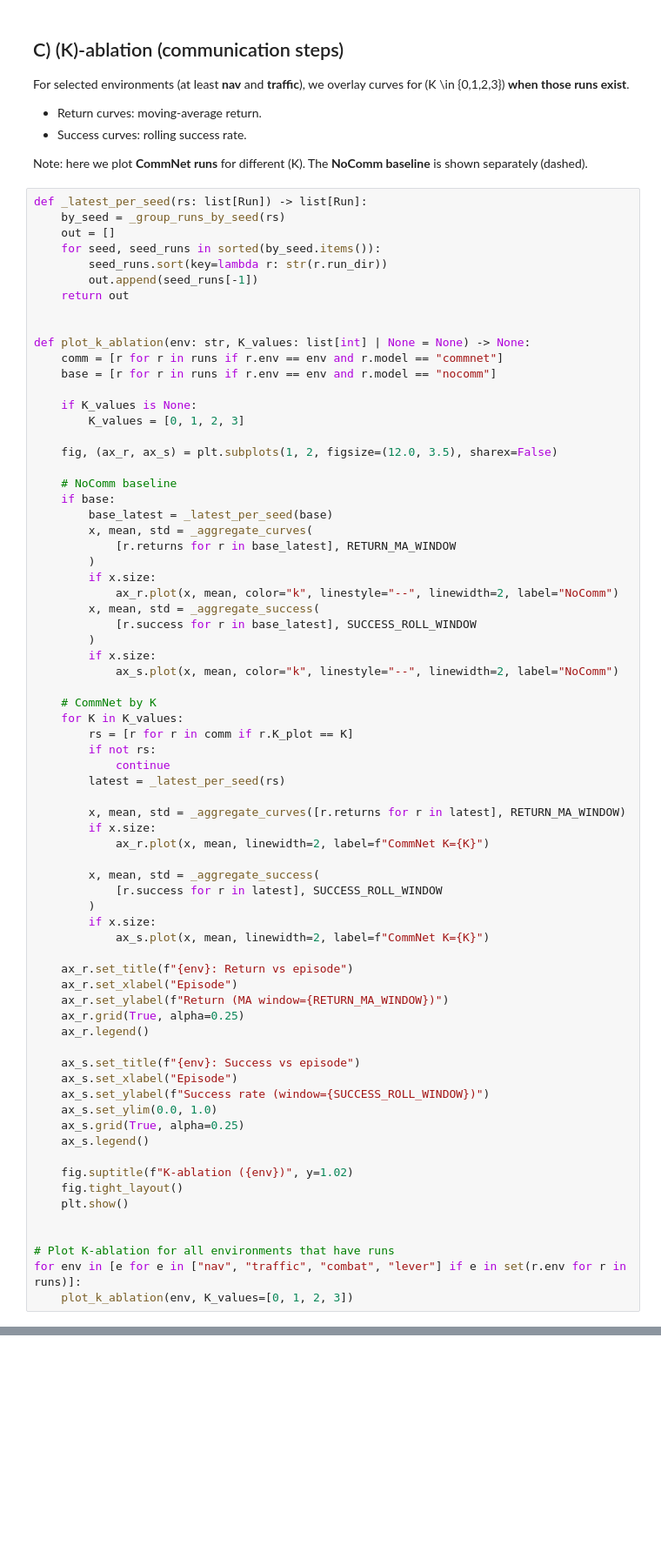
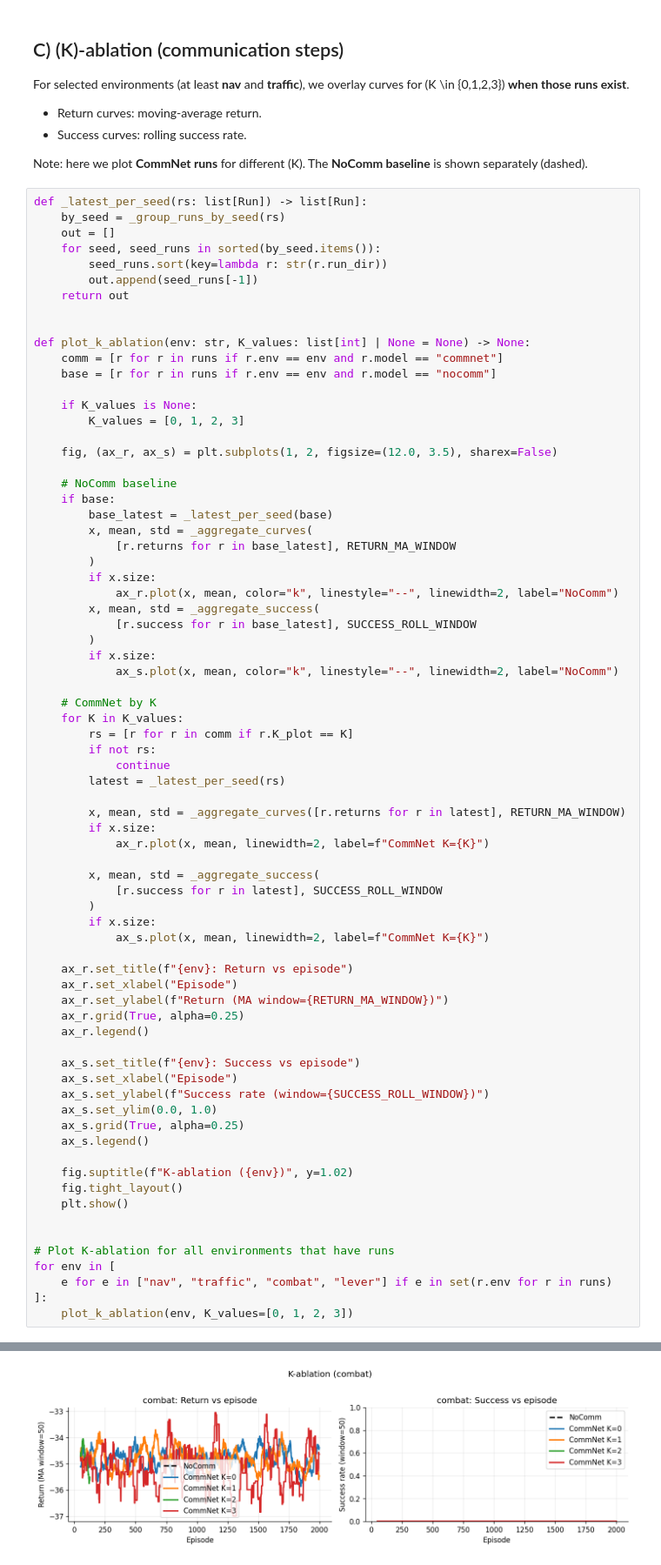
Before and after one commit to Xadoran/learning-multiagent-communication, a Jupyter notebook: analysis/commnet_results.ipynb, the cells around one changed output, grey strips where cells are left out. Shown at 87% size. Drawn from its saved outputs; the diff is of its cells as text; blank space fills up the shorter version.

```diff
--- a/analysis/commnet_results.ipynb
+++ b/analysis/commnet_results.ipynb
@@ -421,31 +421,34 @@ def plot_k_ablation(env: str, K_values: list[int] | None = None) -> None:
 
         x, mean, std = _aggregate_success(
             [r.success for r in latest], SUCCESS_ROLL_WINDOW
         )
         if x.size:
             ax_s.plot(x, mean, linewidth=2, label=f"CommNet K={K}")
 
     ax_r.set_title(f"{env}: Return vs episode")
     ax_r.set_xlabel("Episode")
     ax_r.set_ylabel(f"Return (MA window={RETURN_MA_WINDOW})")
     ax_r.grid(True, alpha=0.25)
     ax_r.legend()
 
     ax_s.set_title(f"{env}: Success vs episode")
     ax_s.set_xlabel("Episode")
     ax_s.set_ylabel(f"Success rate (window={SUCCESS_ROLL_WINDOW})")
     ax_s.set_ylim(0.0, 1.0)
     ax_s.grid(True, alpha=0.25)
     ax_s.legend()
 
     fig.suptitle(f"K-ablation ({env})", y=1.02)
     fig.tight_layout()
     plt.show()
 
 
 # Plot K-ablation for all environments that have runs
-for env in [e for e in ["nav", "traffic", "combat", "lever"] if e in set(r.env for r in runs)]:
+for env in [
+    e for e in ["nav", "traffic", "combat", "lever"] if e in set(r.env for r in runs)
+]:
     plot_k_ablation(env, K_values=[0, 1, 2, 3])
 # %% [output]
 [figure]
 [figure]
+[figure, added]
```
Also changed, not shown: parts of 7 cells of this notebook, 1 other file.
